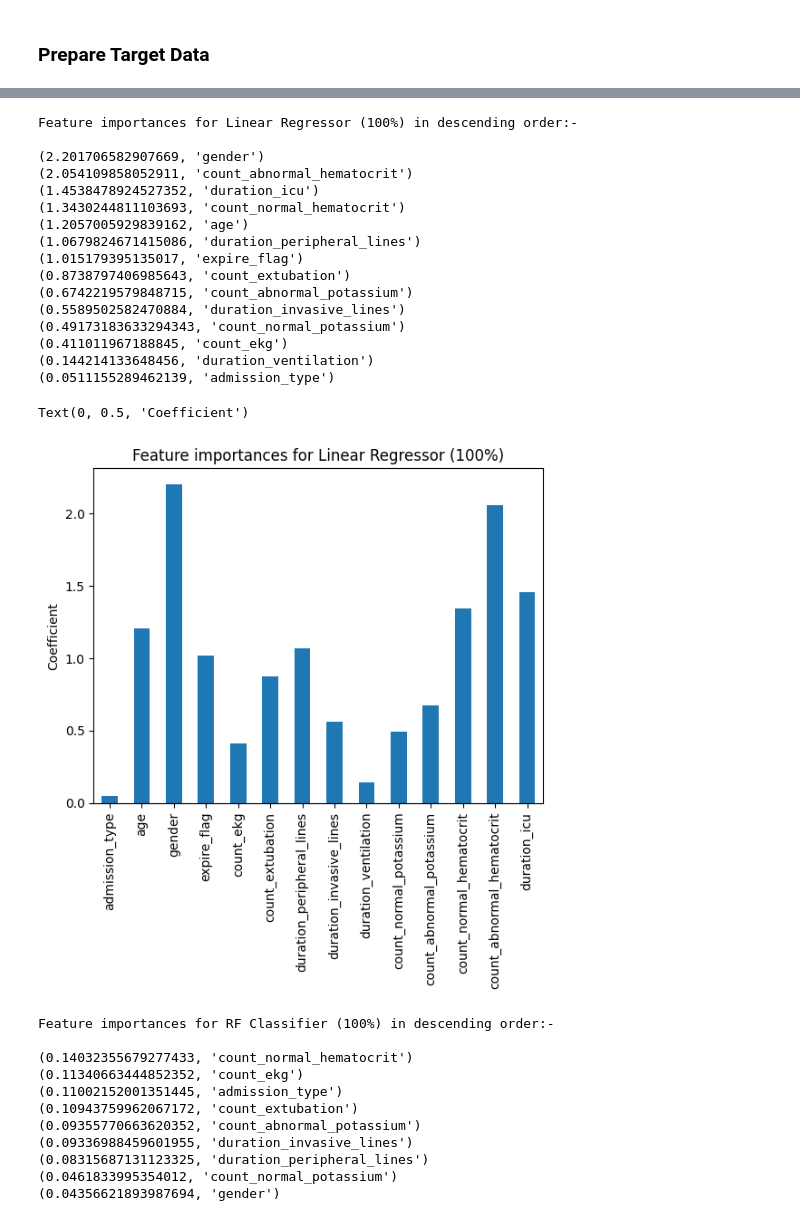
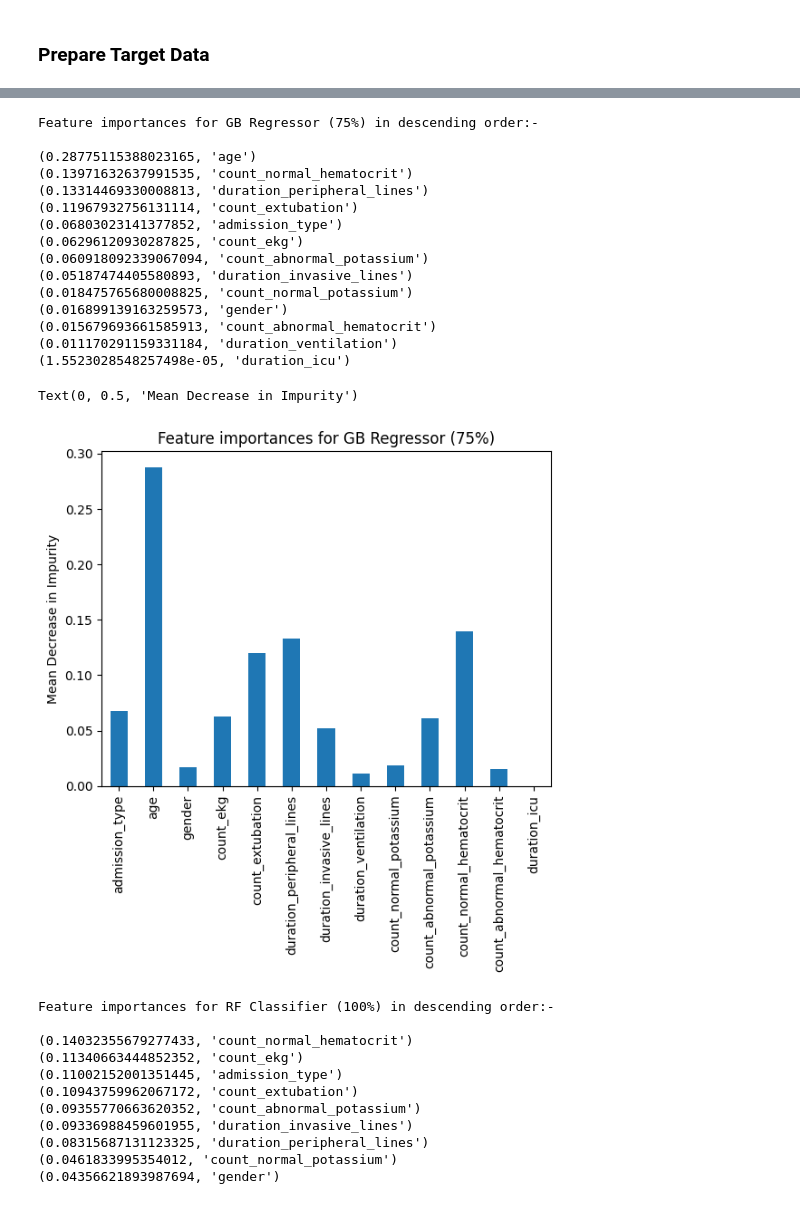
Before and after one commit to deepw02/comp3931-sc20dpw, a Jupyter notebook: pm_ml.ipynb, the cells around one changed output, grey strips where cells are left out. Saved outputs shown, nothing was run; the diff lists cells and outputs as text; code cells hidden in the pictures.

Commit message:
Switched from linear regressor to gradient boosting regressor and updated accordingly

```diff
--- a/pm_ml.ipynb
+++ b/pm_ml.ipynb
@@ -850,10 +917,10 @@ test_features_prep_100 = preprocess(test_features_100)
 # %%
-# Train & test linear regression models
+# Train & test regression models
 
-linear_train_test(train_features_prep_0, train_targets, test_features_prep_0, test_targets, "0%", 2)
-linear_train_test(train_features_prep_25, train_targets, test_features_prep_25, test_targets, "25%", 2)
-linear_train_test(train_features_prep_50, train_targets, test_features_prep_50, test_targets, "50%", 2)
-linear_train_test(train_features_prep_75, train_targets, test_features_prep_75, test_targets, "75%", 2)
-lin_reg_100 = linear_train_test(train_features_prep_100, train_targets, test_features_prep_100, test_targets, "100%", 2)
+regressor_train_test(train_features_prep_0, train_targets, test_features_prep_0, test_targets, "0%", 2)
+regressor_train_test(train_features_prep_25, train_targets, test_features_prep_25, test_targets, "25%", 2)
+regressor_train_test(train_features_prep_50, train_targets, test_features_prep_50, test_targets, "50%", 2)
+gb_75 = regressor_train_test(train_features_prep_75, train_targets, test_features_prep_75, test_targets, "75%", 2)
+regressor_train_test(train_features_prep_100, train_targets, test_features_prep_100, test_targets, "100%", 2)
 # %% [output]
 0% score:-
@@ -936,44 +970,43 @@ RMSE: 12.79984
 # %%
-# Print feature importances for best performing linear regressor i.e. at 100% trace duration
+# Print feature importances for best performing GB regressor i.e. at 75% trace duration
 
-lin_reg_importances = abs(lin_reg_100.coef_)
-attributes = list(train_features_100)
+gb_importances = gb_75.feature_importances_
+attributes = list(train_features_75)
 
-print("Feature importances for Linear Regressor (100%) in descending order:-\n")
-for ele in sorted(zip(lin_reg_importances, attributes), reverse=True):
+print("Feature importances for GB Regressor (75%) in descending order:-\n")
+for ele in sorted(zip(gb_importances, attributes), reverse=True):
   print(ele)
 # %% [output]
-Feature importances for Linear Regressor (100%) in descending order:-
+Feature importances for GB Regressor (75%) in descending order:-
 
-(2.201706582907669, 'gender')
-(2.054109858052911, 'count_abnormal_hematocrit')
-(1.4538478924527352, 'duration_icu')
-(1.3430244811103693, 'count_normal_hematocrit')
-(1.2057005929839162, 'age')
-(1.0679824671415086, 'duration_peripheral_lines')
-(1.015179395135017, 'expire_flag')
-(0.8738797406985643, 'count_extubation')
-(0.6742219579848715, 'count_abnormal_potassium')
-(0.5589502582470884, 'duration_invasive_lines')
-(0.49173183633294343, 'count_normal_potassium')
-(0.411011967188845, 'count_ekg')
-(0.144214133648456, 'duration_ventilation')
-(0.0511155289462139, 'admission_type')
+(0.28775115388023165, 'age')
+(0.13971632637991535, 'count_normal_hematocrit')
+(0.13314469330008813, 'duration_peripheral_lines')
+(0.11967932756131114, 'count_extubation')
+(0.06803023141377852, 'admission_type')
+(0.06296120930287825, 'count_ekg')
+(0.060918092339067094, 'count_abnormal_potassium')
+(0.05187474405580893, 'duration_invasive_lines')
+(0.018475765680008825, 'count_normal_potassium')
+(0.016899139163259573, 'gender')
+(0.015679693661585913, 'count_abnormal_hematocrit')
+(0.011170291159331184, 'duration_ventilation')
+(1.5523028548257498e-05, 'duration_icu')
 # %%
-# Plot feature importances for linear regressor at 100%
+# Plot feature importances for GB regressor at 75%
 
-feature_names = [feature for feature in list(train_features_100)]
-importances = abs(lin_reg_100.coef_)[:14]
+feature_names = [feature for feature in list(train_features_75)]
+importances = gb_75.feature_importances_[:13]
 
-lin_reg_100_importances = pd.Series(importances, index=feature_names)
+gb_75_importances = pd.Series(importances, index=feature_names)
 
 fig, ax = plt.subplots()
-lin_reg_100_importances.plot.bar(ax=ax)
-ax.set_title("Feature importances for Linear Regressor (100%)")
-ax.set_ylabel("Coefficient")
+gb_75_importances.plot.bar(ax=ax)
+ax.set_title("Feature importances for GB Regressor (75%)")
+ax.set_ylabel("Mean Decrease in Impurity")
 # %% [output]
-Text(0, 0.5, 'Coefficient')
+Text(0, 0.5, 'Mean Decrease in Impurity')
-[figure, old version]
+[figure, new version]
 # %%
 # Print feature importances for best performing RF classifier i.e. at 100% trace duration
 
```
Also changed, not shown: parts of 22 cells of this notebook.
